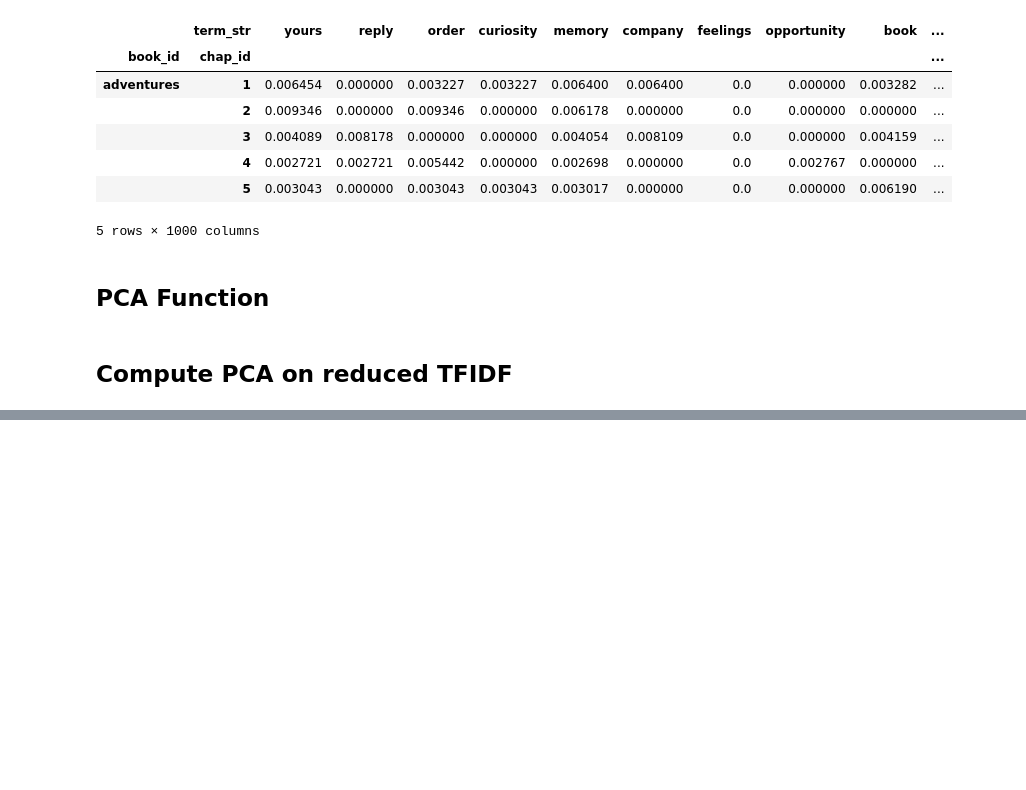
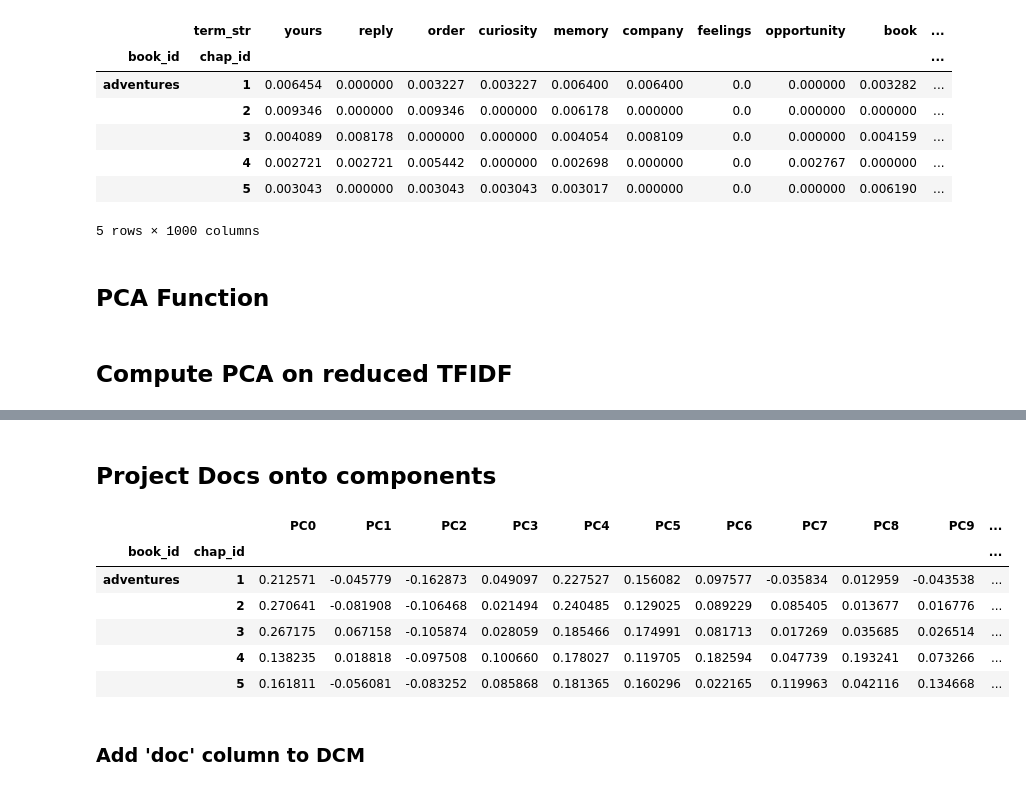
Before and after one commit to rlipps/DS5001-2024-01-R, a Jupyter notebook: lessons/M07_FeaturesAndComponents/M07_HW.ipynb, the cells around one changed output, grey strips where cells are left out. Drawn from its saved outputs; the diff is of its cells as text; code cells hidden in the pictures; blank space fills up the shorter version.

```diff
--- a/lessons/M07_FeaturesAndComponents/M07_HW.ipynb
+++ b/lessons/M07_FeaturesAndComponents/M07_HW.ipynb
@@ -317,0 +351,15 @@ eigvals, eigvecs = eigh(TFIDF_RED.cov())
+# %% [markdown]
+## Project Docs onto components
+# %%
+DCM = DCM.join(LIB, on='book_id')
+DCM.head()
+# %% [output]
+|  |  | PC0 | PC1 | PC2 | PC3 | PC4 | PC5 | PC6 | PC7 | PC8 | PC9 | ... |
+| book_id | chap_id |  |  |  |  |  |  |  |  |  |  | ... |
+| adventures | 1 | 0.212571 | -0.045779 | -0.162873 | 0.049097 | 0.227527 | 0.156082 | 0.097577 | -0.035834 | 0.012959 | -0.043538 | ... |
+|  | 2 | 0.270641 | -0.081908 | -0.106468 | 0.021494 | 0.240485 | 0.129025 | 0.089229 | 0.085405 | 0.013677 | 0.016776 | ... |
+|  | 3 | 0.267175 | 0.067158 | -0.105874 | 0.028059 | 0.185466 | 0.174991 | 0.081713 | 0.017269 | 0.035685 | 0.026514 | ... |
+|  | 4 | 0.138235 | 0.018818 | -0.097508 | 0.100660 | 0.178027 | 0.119705 | 0.182594 | 0.047739 | 0.193241 | 0.073266 | ... |
+|  | 5 | 0.161811 | -0.056081 | -0.083252 | 0.085868 | 0.181365 | 0.160296 | 0.022165 | 0.119963 | 0.042116 | 0.134668 | ... |
+# %% [markdown]
+### Add 'doc' column to DCM
```
Also changed, not shown: parts of 26 cells of this notebook.
